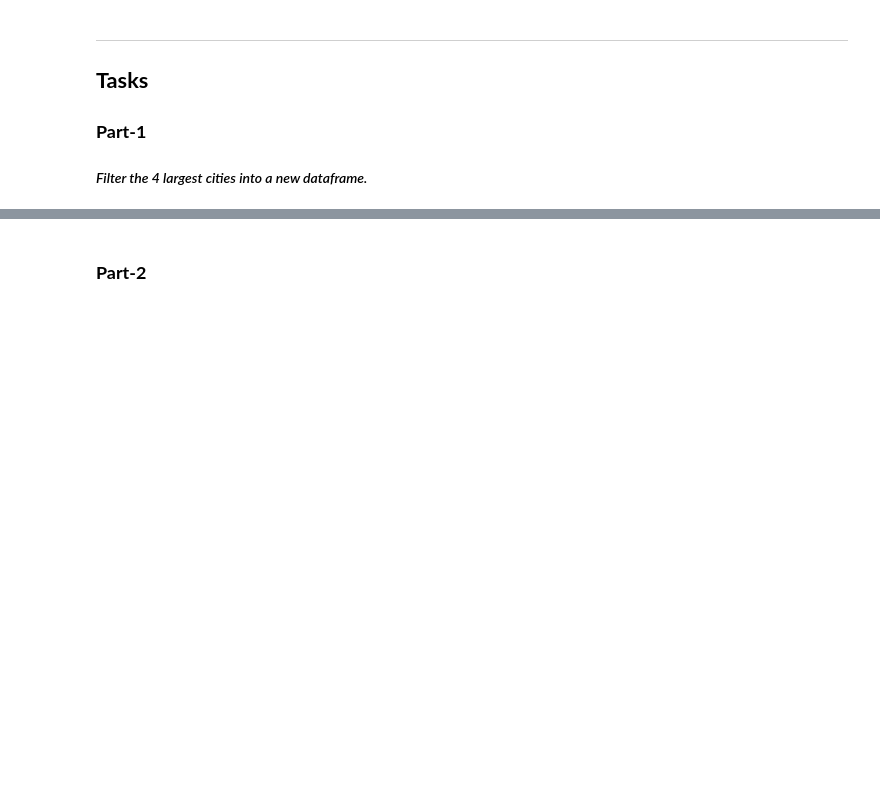
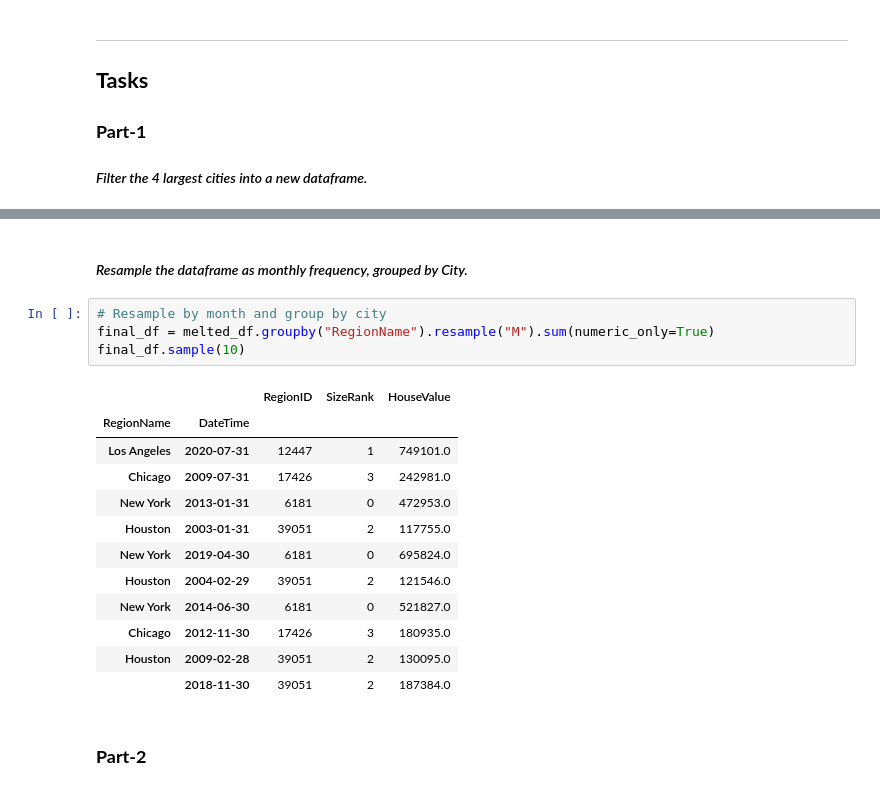
Before and after one commit to john-a-dixon/wide-form-time-series, a Jupyter notebook: wide-form.ipynb, the cells around one changed output, grey strips where cells are left out. Cells and saved outputs as stored; diff of their text form; blank space fills up the shorter version.

```diff
--- a/wide-form.ipynb
+++ b/wide-form.ipynb
@@ -43,2 +114,21 @@ len(df.index)
+# %% [markdown]
+#### _Resample the dataframe as monthly frequency, grouped by City._
+# %%
+# Resample by month and group by city
+final_df = melted_df.groupby("RegionName").resample("M").sum(numeric_only=True)
+final_df.sample(10)
+# %% [output]
+|  |  | RegionID | SizeRank | HouseValue |
+| RegionName | DateTime |  |  |  |
+| Los Angeles | 2020-07-31 | 12447 | 1 | 749101.0 |
+| Chicago | 2009-07-31 | 17426 | 3 | 242981.0 |
+| New York | 2013-01-31 | 6181 | 0 | 472953.0 |
+| Houston | 2003-01-31 | 39051 | 2 | 117755.0 |
+| New York | 2019-04-30 | 6181 | 0 | 695824.0 |
+| Houston | 2004-02-29 | 39051 | 2 | 121546.0 |
+| New York | 2014-06-30 | 6181 | 0 | 521827.0 |
+| Chicago | 2012-11-30 | 17426 | 3 | 180935.0 |
+| Houston | 2009-02-28 | 39051 | 2 | 130095.0 |
+|  | 2018-11-30 | 39051 | 2 | 187384.0 |
 # %% [markdown]
 ### **Part-2**
```
Also changed, not shown: parts of 5 cells of this notebook.
